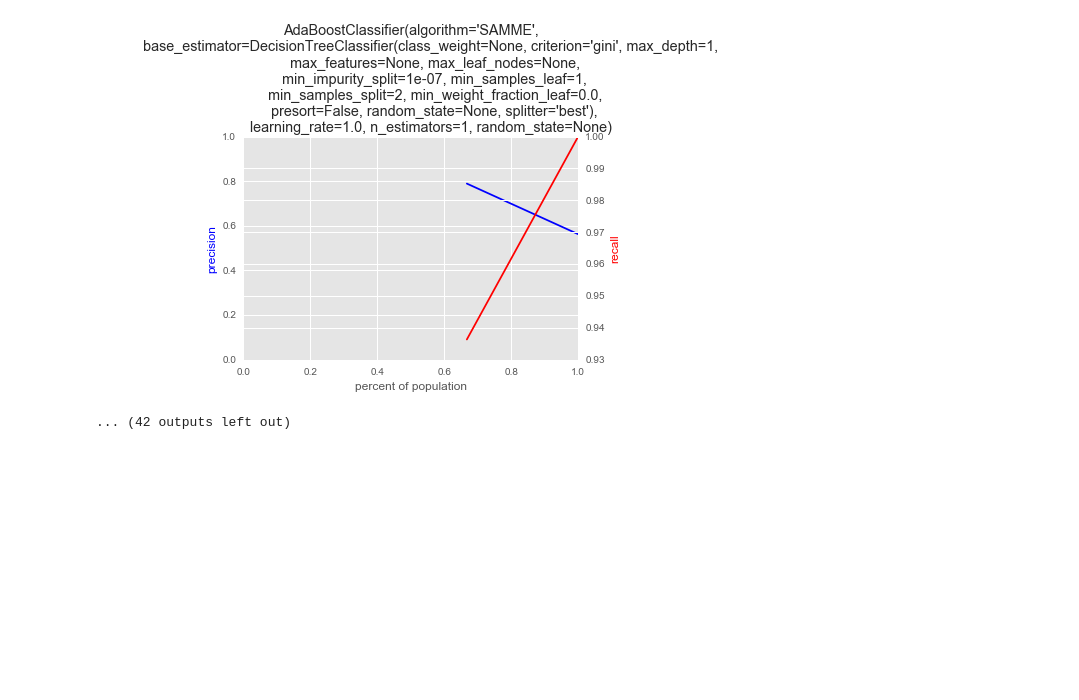
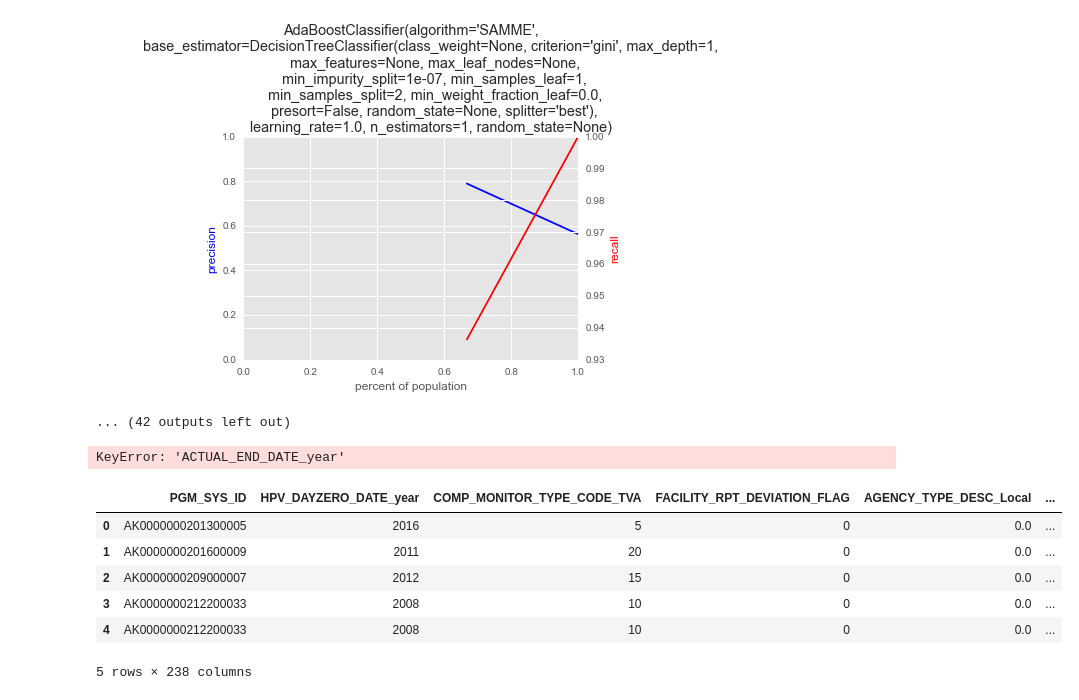
Before and after one commit to Aycrazy/ML_Project, a Jupyter notebook: ICIS-Output&Features.ipynb, the cells around one changed output. Cells and saved outputs as stored; diff of their text form; code cells hidden in the pictures; blank space fills up the shorter version.

```diff
--- a/ICIS-Output&Features.ipynb
+++ b/ICIS-Output&Features.ipynb
@@ -204,3 +204,17 @@ AB_Stand_UndSamp
 ... (42 outputs left out)
 # %%
 merged.PENALTY_AMOUNT
+# %%
+result_df = run_loops(year_list, models_to_run, clfs, grid)
+# %% [output]
+KeyError: 'ACTUAL_END_DATE_year'
+# %%
+master_feature.head()
+# %% [output]
+|  | PGM_SYS_ID | HPV_DAYZERO_DATE_year | COMP_MONITOR_TYPE_CODE_TVA | FACILITY_RPT_DEVIATION_FLAG | AGENCY_TYPE_DESC_Local | ... |
+| 0 | AK0000000201300005 | 2016 | 5 | 0 | 0.0 | ... |
+| 1 | AK0000000201600009 | 2011 | 20 | 0 | 0.0 | ... |
+| 2 | AK0000000209000007 | 2012 | 15 | 0 | 0.0 | ... |
+| 3 | AK0000000212200033 | 2008 | 10 | 0 | 0.0 | ... |
+| 4 | AK0000000212200033 | 2008 | 10 | 0 | 0.0 | ... |
+5 rows × 238 columns
```
Also changed, not shown: parts of 1 cell of this notebook, 2 other files.
